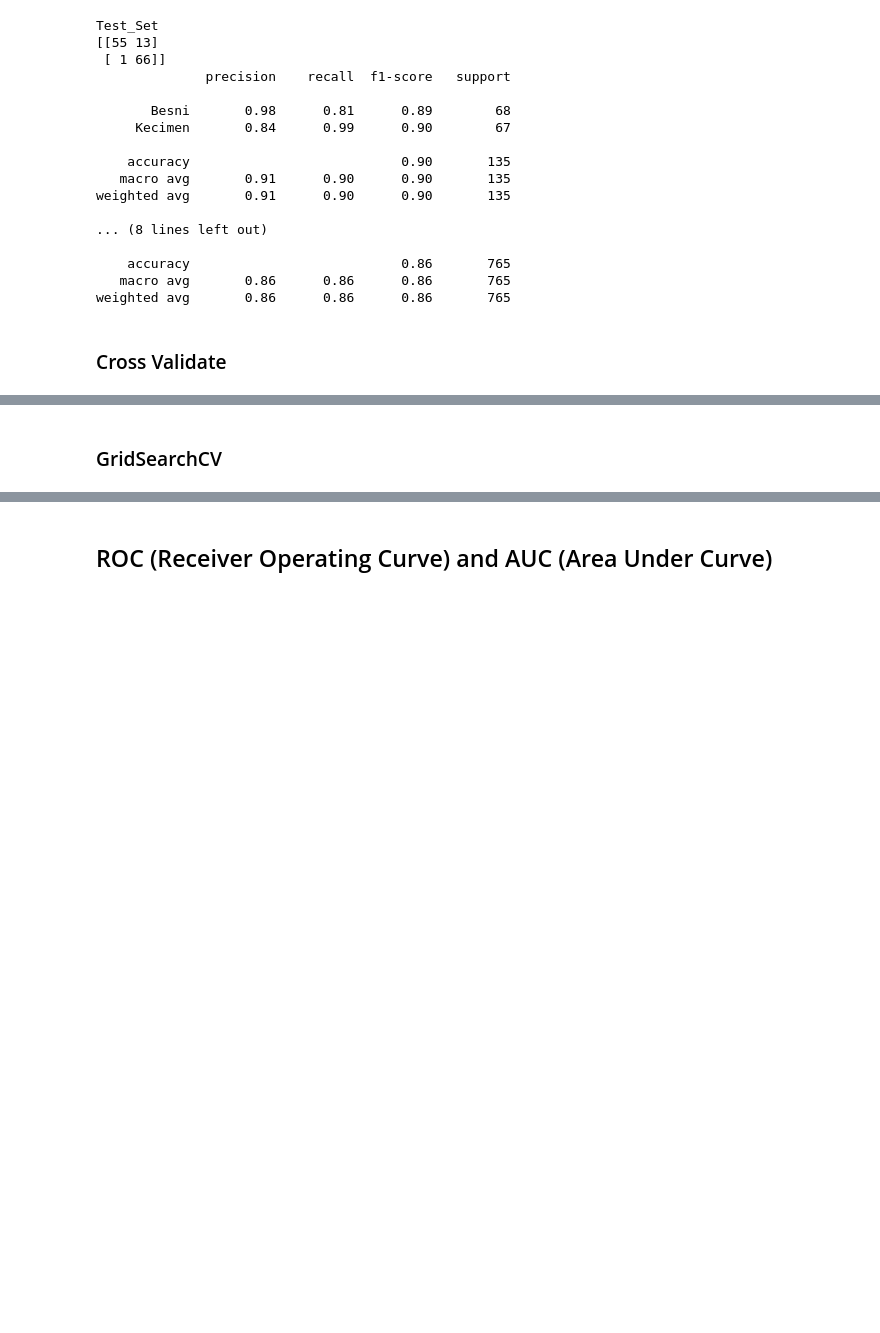
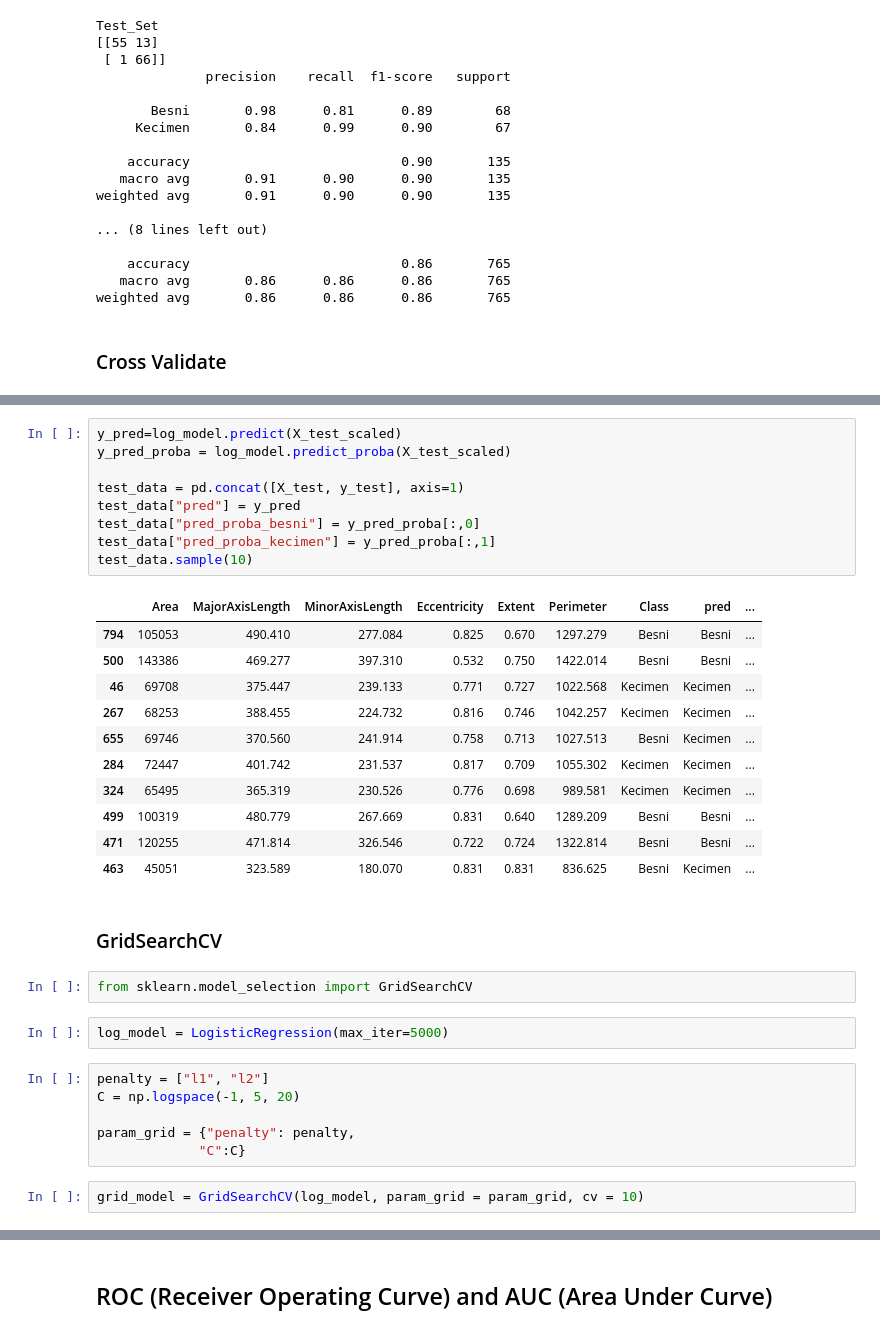
Before and after one commit to defneacer/Logistic_regression, a Jupyter notebook: Raisin_Class_Prediction_Project.ipynb, the cells around one changed output, grey strips where cells are left out. Cells and saved outputs as stored; diff of their text form; blank space fills up the shorter version.

```diff
--- a/Raisin_Class_Prediction_Project.ipynb
+++ b/Raisin_Class_Prediction_Project.ipynb
@@ -400,2 +448,35 @@ weighted avg       0.86      0.86      0.86       765
+# %%
+y_pred=log_model.predict(X_test_scaled)
+y_pred_proba = log_model.predict_proba(X_test_scaled)
+
+test_data = pd.concat([X_test, y_test], axis=1)
+test_data["pred"] = y_pred
+test_data["pred_proba_besni"] = y_pred_proba[:,0]
+test_data["pred_proba_kecimen"] = y_pred_proba[:,1]
+test_data.sample(10)
+# %% [output]
+|  | Area | MajorAxisLength | MinorAxisLength | Eccentricity | Extent | Perimeter | Class | pred | ... |
+| 794 | 105053 | 490.410 | 277.084 | 0.825 | 0.670 | 1297.279 | Besni | Besni | ... |
+| 500 | 143386 | 469.277 | 397.310 | 0.532 | 0.750 | 1422.014 | Besni | Besni | ... |
+| 46 | 69708 | 375.447 | 239.133 | 0.771 | 0.727 | 1022.568 | Kecimen | Kecimen | ... |
+| 267 | 68253 | 388.455 | 224.732 | 0.816 | 0.746 | 1042.257 | Kecimen | Kecimen | ... |
+| 655 | 69746 | 370.560 | 241.914 | 0.758 | 0.713 | 1027.513 | Besni | Kecimen | ... |
+| 284 | 72447 | 401.742 | 231.537 | 0.817 | 0.709 | 1055.302 | Kecimen | Kecimen | ... |
+| 324 | 65495 | 365.319 | 230.526 | 0.776 | 0.698 | 989.581 | Kecimen | Kecimen | ... |
+| 499 | 100319 | 480.779 | 267.669 | 0.831 | 0.640 | 1289.209 | Besni | Besni | ... |
+| 471 | 120255 | 471.814 | 326.546 | 0.722 | 0.724 | 1322.814 | Besni | Besni | ... |
+| 463 | 45051 | 323.589 | 180.070 | 0.831 | 0.831 | 836.625 | Besni | Kecimen | ... |
 # %% [markdown]
 ### GridSearchCV
+# %%
+from sklearn.model_selection import GridSearchCV
+# %%
+log_model = LogisticRegression(max_iter=5000)
+# %%
+penalty = ["l1", "l2"]
+C = np.logspace(-1, 5, 20)
+
+param_grid = {"penalty": penalty,
+             "C":C}
+# %%
+grid_model = GridSearchCV(log_model, param_grid = param_grid, cv = 10)
```
Also changed, not shown: parts of 47 cells of this notebook, 4 other files.
